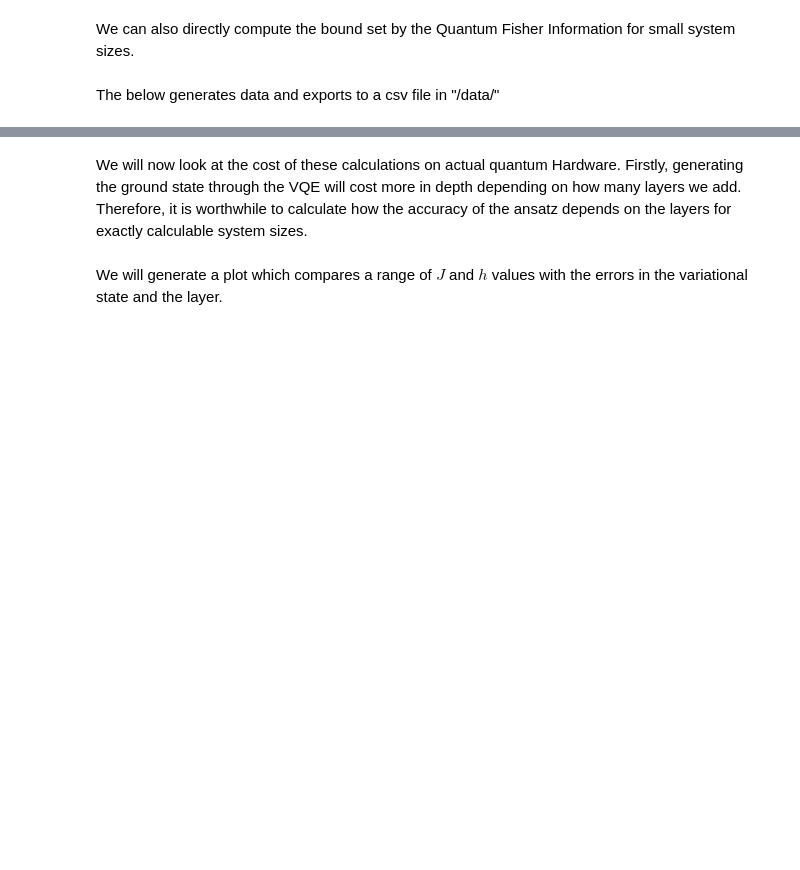
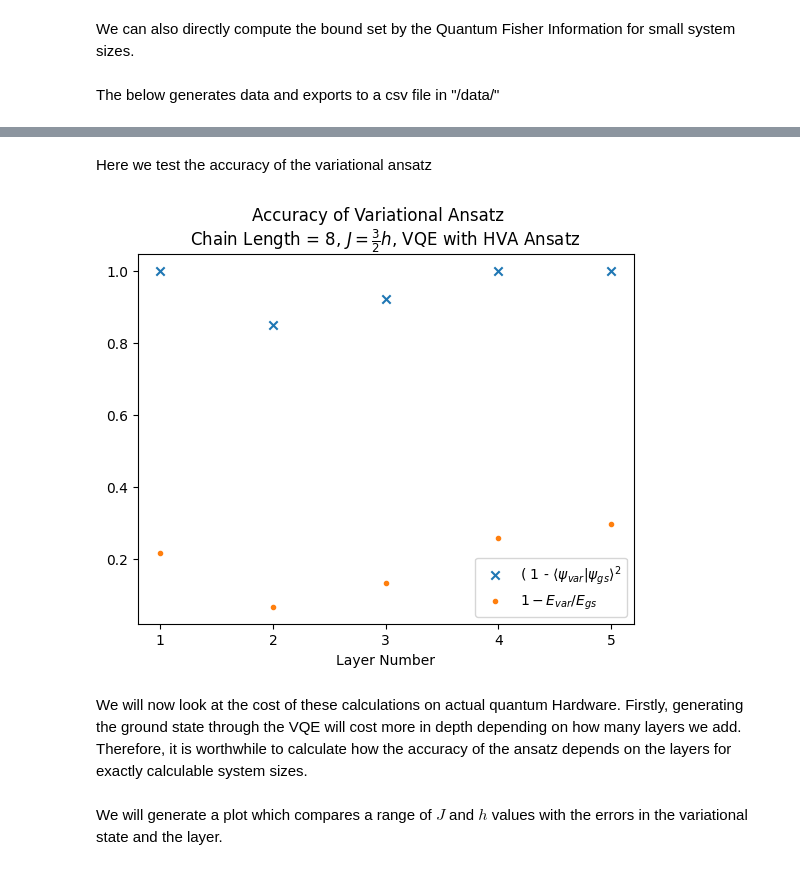
Before and after one commit to IanROsborne/Quantum_Metrology_Fisher_LG, a Jupyter notebook: TFI_defs.ipynb, the cells around one changed output, grey strips where cells are left out. Drawn from its saved outputs; the diff is of its cells as text; code cells hidden in the pictures; blank space fills up the shorter version.

```diff
--- a/TFI_defs.ipynb
+++ b/TFI_defs.ipynb
@@ -433,3 +485,32 @@ fig.savefig("C:\\Users\\ianro\\Documents\\Research\\Quantum_Metrology_AKLT\\Plot
+# %% [markdown]
+Here we test the accuracy of the variational ansatz
+# %%
+
+
+fig, ax = plt.subplots(1)
+
+layer_end = 5
+d_state_list = []
+d_energy_list = []
+for i in range(1,layer_end+1):
+    d_state, d_energy = variational_error(chain_len = 8, J = 1, h = 1, layers = i, model = "HVA")
+    d_state_list.append(d_state)
+    d_energy_list.append(d_energy)
+
+ax.scatter(range(1,layer_end+1)  , d_state_list ,  marker= "x", label = "( 1 - $\\langle \\psi_{var} | \\psi_{gs} \\rangle^2$", zorder = 3)
+ax.scatter(range(1,layer_end+1)  , d_energy_list ,  marker= ".", label = "$1 - E_{var}/E_{gs}$" , zorder = 3)
+
+
+fig.suptitle("Accuracy of Variational Ansatz")
+ax.xaxis.set_major_locator(tck.MultipleLocator(base = 1))
+plt.xlabel("Layer Number")
+ax.set(ylabel = "")
+plt.title("Chain Length = 8, $J = \\frac{3}{2}h$, VQE with HVA Ansatz")
+plt.legend()
+
+plt.show()
+# %% [output]
+[figure, added]
 # %% [markdown]
 We will now look at the cost of these calculations on actual quantum Hardware. Firstly, generating the ground state through the VQE will cost more in depth depending on how many layers we add. Therefore, it is worthwhile to calculate how the accuracy of the ansatz depends on the layers for exactly calculable system sizes.
 # %%
```
Also changed, not shown: parts of 15 cells of this notebook, 10 other files.
